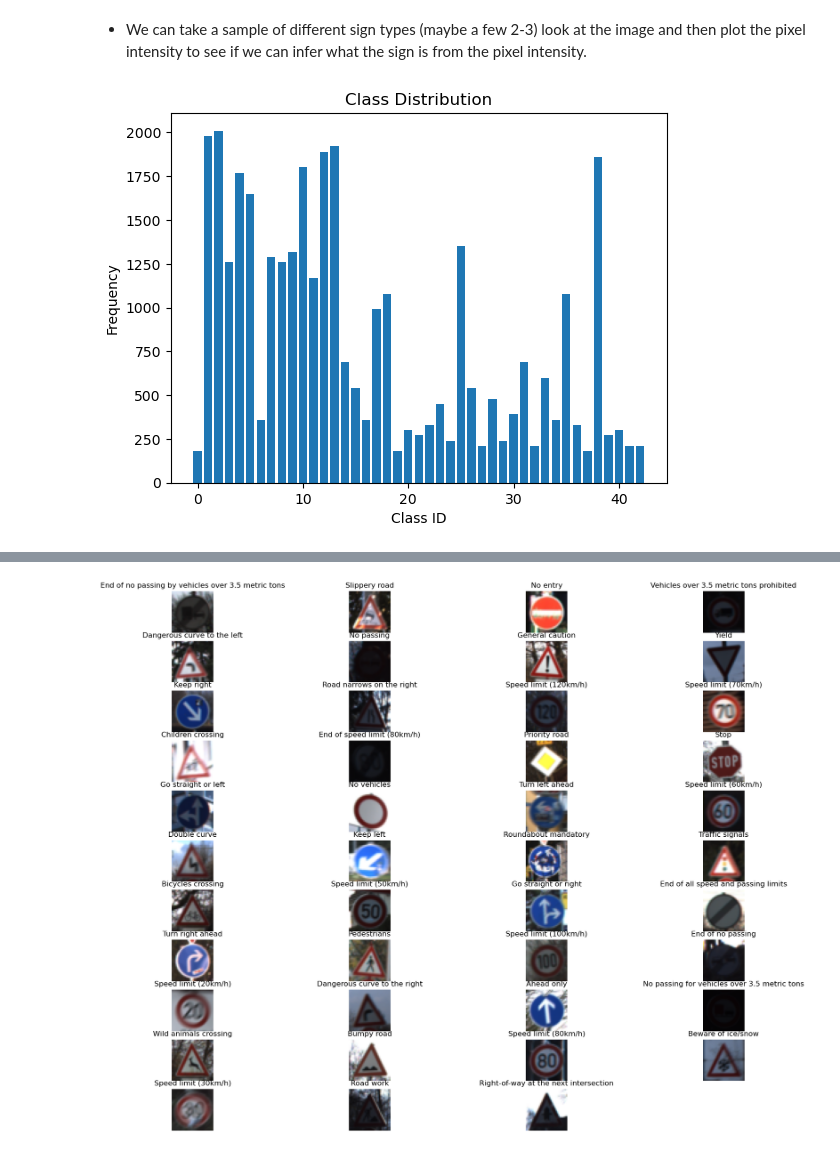
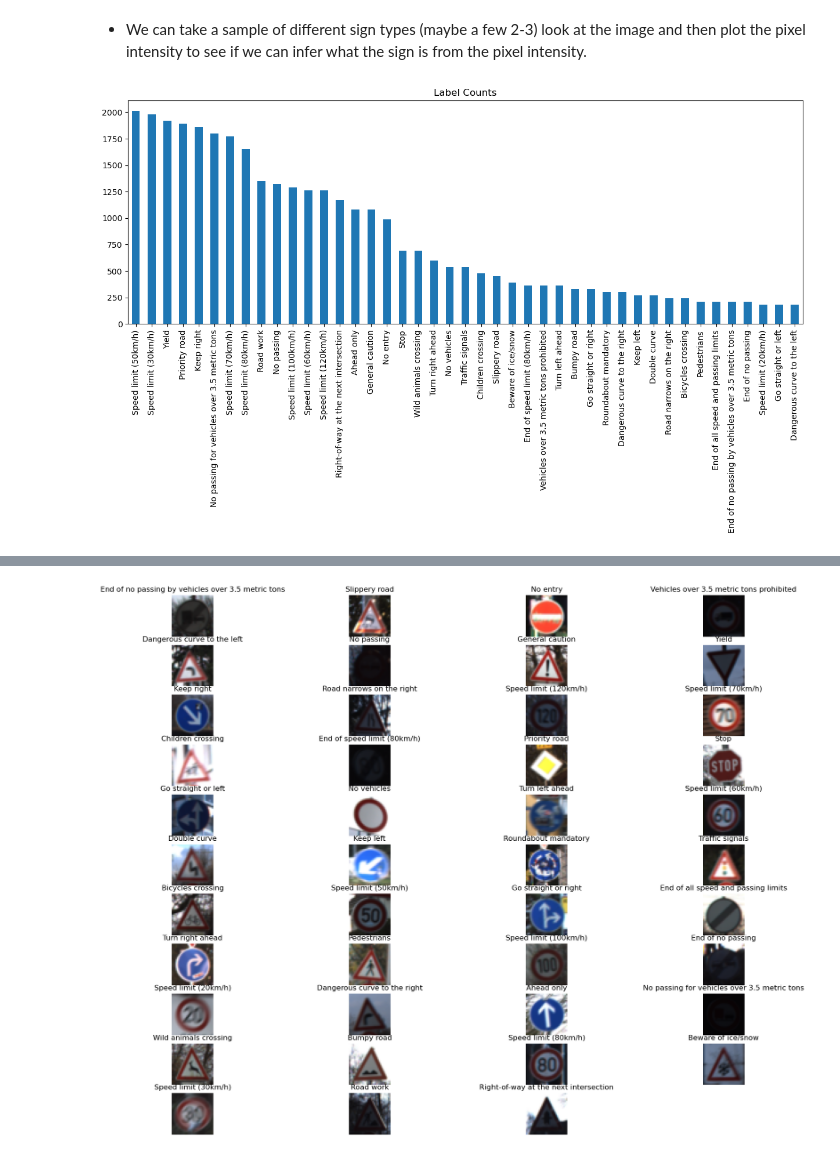
Before and after one commit to sjmfirestone/comp-4449-midterm-rtfs, a Jupyter notebook: exploratory-notebook.ipynb, the cells around one changed output, grey strips where cells are left out. Saved outputs shown, nothing was run; the diff lists cells and outputs as text; code cells hidden in the pictures.

```diff
--- a/exploratory-notebook.ipynb
+++ b/exploratory-notebook.ipynb
@@ -125,12 +125,11 @@ plt.show()
 [figure]
 # %% [markdown]
 * We can take a sample of different sign types (maybe a few 2-3) look at the image and then plot the pixel intensity to see if we can infer what the sign is from the pixel intensity.
-# %%
-label_counts = pd.Series(signimages['labels']).value_counts().sort_index()
-plt.bar(label_counts.index, label_counts.values)
-plt.xlabel('Class ID')
-plt.ylabel('Frequency')
-plt.title("Class Distribution")
-plt.show()
-# %% [output]
-[figure, removed]
+# %%
+signimages['label_names'] = [signnames[label] for label in signimages['labels']]
+# %%
+label_counts = pd.Series(signimages['label_names']).value_counts()
+label_counts.plot(kind='bar', figsize=(15,5), title="Label Counts")
+plt.show()
+# %% [output]
+[figure, added]
```
Also changed, not shown: parts of 1 cell of this notebook, 1 other file.
